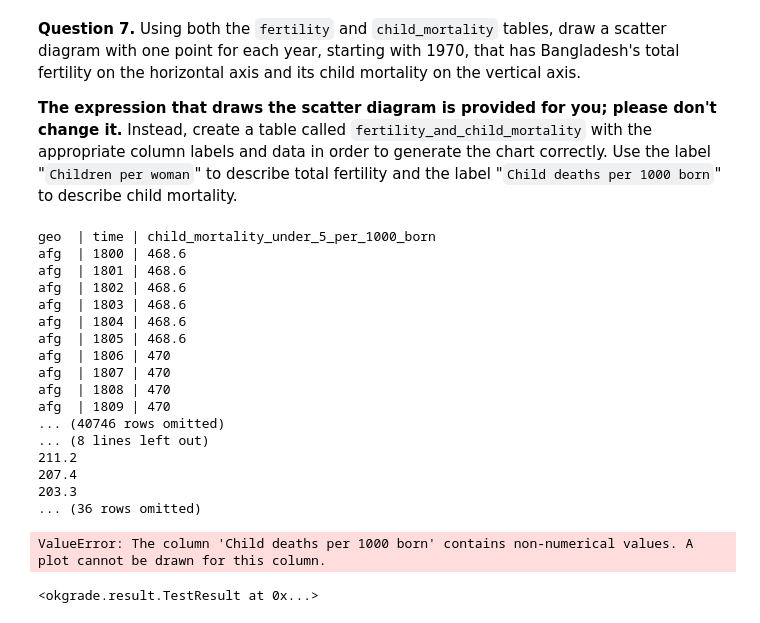
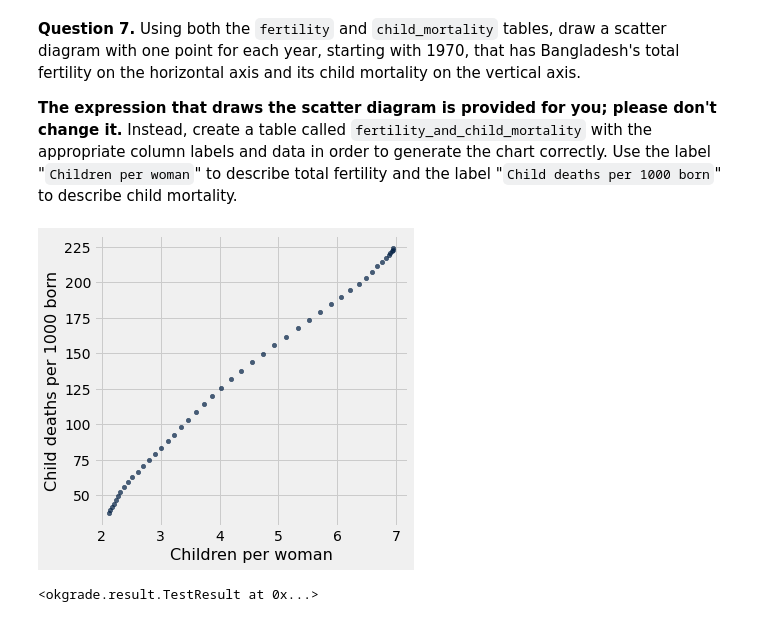
Before and after one commit to Weijun-H/data8, a Jupyter notebook: project/project1/project1.ipynb, the cells around one changed output. Drawn from its saved outputs; the diff is of its cells as text; code cells hidden in the pictures.

```diff
--- a/project/project1/project1.ipynb
+++ b/project/project1/project1.ipynb
@@ -196,36 +196,19 @@ It has been observed that lower fertility rates are often associated with lower
 # %%
 # print(child_mortality)
 def child_mortality_over_time(country, start):
     drop_geo_child_morality = child_mortality.where("geo", are.equal_to(country)).where("time", are.above_or_equal_to(start)).drop("geo")
     # print(drop_geo_child_morality)
     return Table().with_columns(
         "Year", drop_geo_child_morality.column("time"),
         "Child deaths per 1000 born", drop_geo_child_morality.column("child_mortality_under_5_per_1000_born"))
 
-# print(child_mortality_over_time(bangladesh_code, 1970).drop("Year"))
-
-fertility_and_child_mortality = Table().with_columns('Children per woman',fertility_over_time(bangladesh_code, 1970).drop("Year"),"Child deaths per 1000 born", child_mortality_over_time(bangladesh_code, 1970).drop("Year"))
+fertility_and_child_mortality = Table().with_columns(
+    'Children per woman',fertility_over_time(bangladesh_code, 1970).column("Children per woman"),
+    "Child deaths per 1000 born", child_mortality_over_time(bangladesh_code, 1970).column("Child deaths per 1000 born"))
 
 fertility_and_child_mortality.scatter('Children per woman', 'Child deaths per 1000 born') # You should *not* change this line.
 # %% [output]
-geo  | time | child_mortality_under_5_per_1000_born
-afg  | 1800 | 468.6
-afg  | 1801 | 468.6
-afg  | 1802 | 468.6
-afg  | 1803 | 468.6
-afg  | 1804 | 468.6
-afg  | 1805 | 468.6
-afg  | 1806 | 470
-afg  | 1807 | 470
-afg  | 1808 | 470
-afg  | 1809 | 470
-... (40746 rows omitted)
-... (8 lines left out)
-211.2
-207.4
-203.3
-... (36 rows omitted)
-ValueError: The column 'Child deaths per 1000 born' contains non-numerical values. A plot cannot be drawn for this column.
+[figure, added]
 # %%
 _ = ok.grade('q1_7')
 # %% [output]
```
Also changed, not shown: parts of 41 cells of this notebook, 1 other file.
